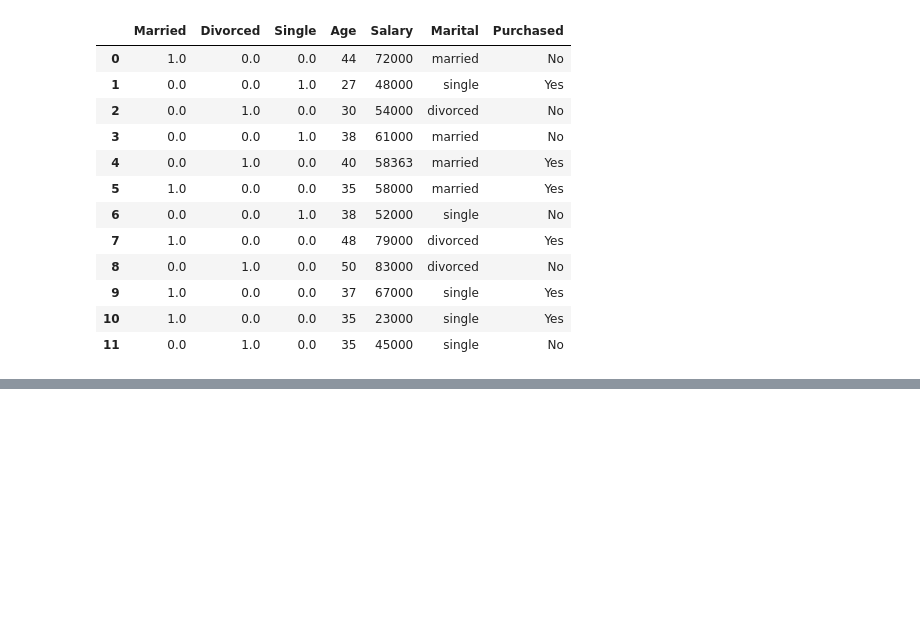
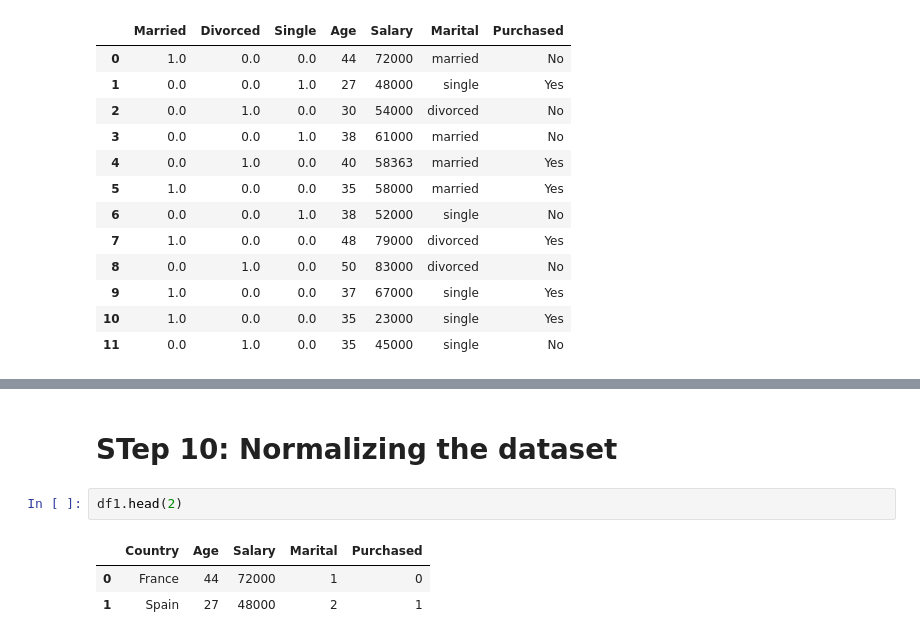
Before and after one commit to ejini6969/Optimization-Deep-Learning-ODL-, a Jupyter notebook: Lab_1_(Data_Preprocessing).ipynb, the cells around one changed output, grey strips where cells are left out. Saved outputs shown, nothing was run; the diff lists cells and outputs as text; blank space fills up the shorter version.

```diff
--- a/Lab_1_(Data_Preprocessing).ipynb
+++ b/Lab_1_(Data_Preprocessing).ipynb
@@ -355,0 +395,8 @@ df2_new
+# %% [markdown]
+# STep 10: Normalizing the dataset
+# %%
+df1.head(2)
+# %% [output]
+|  | Country | Age | Salary | Marital | Purchased |
+| 0 | France | 44 | 72000 | 1 | 0 |
+| 1 | Spain | 27 | 48000 | 2 | 1 |
```
Also changed, not shown: parts of 12 cells of this notebook.
